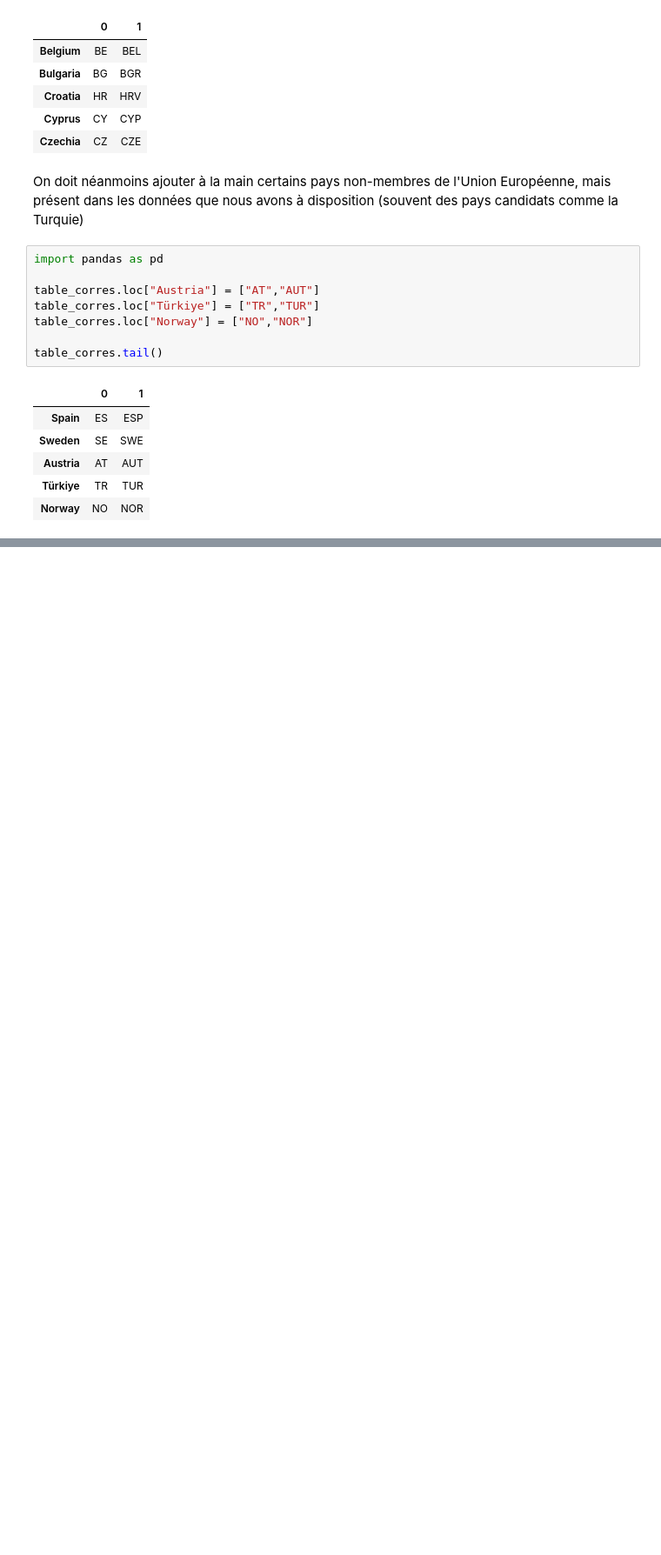
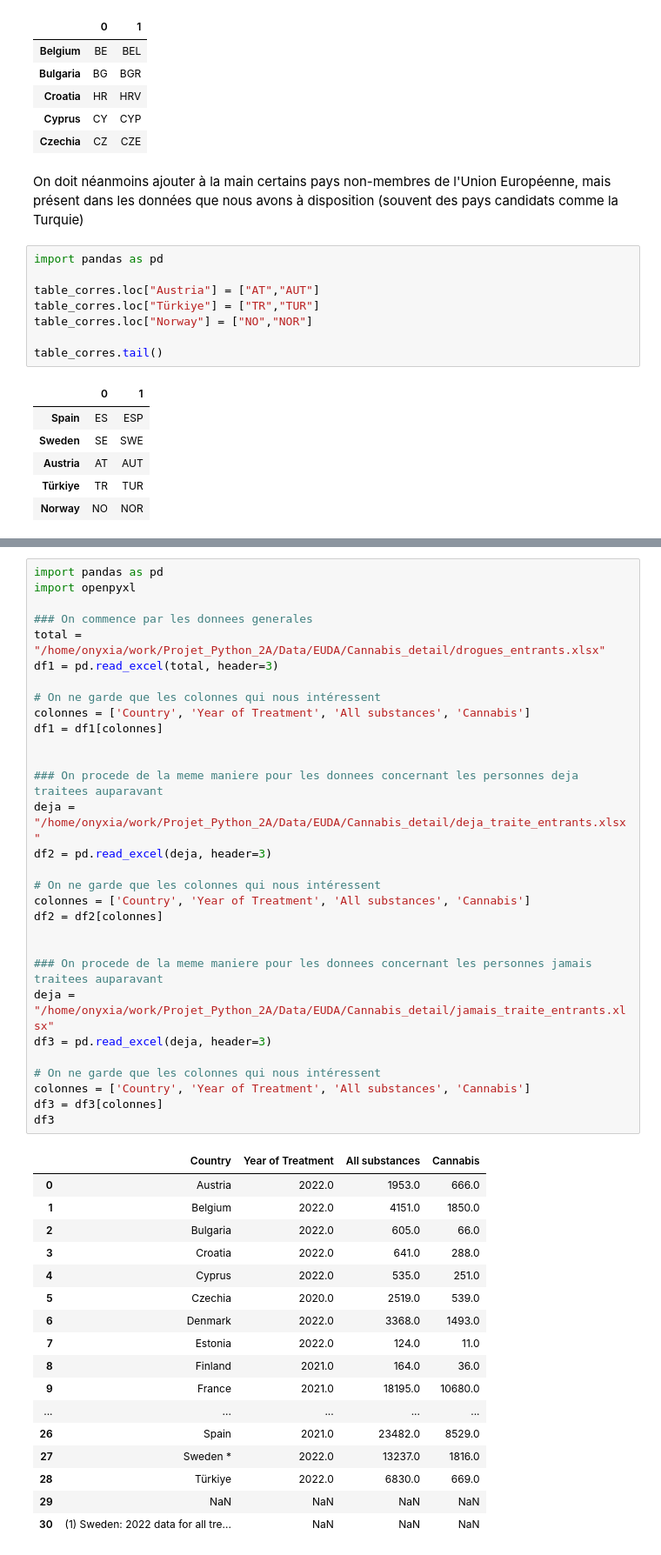
Before and after one commit to refouch/Projet_Python_2A, a Jupyter notebook: Tidy.ipynb, the cells around one changed output, grey strips where cells are left out. Shown at 87% size. Drawn from its saved outputs; the diff is of its cells as text; blank space fills up the shorter version.

```diff
--- a/Tidy.ipynb
+++ b/Tidy.ipynb
@@ -122,0 +136,48 @@ table_corres.tail()
+# %%
+import pandas as pd
+import openpyxl
+
+### On commence par les donnees generales
+total = "/home/onyxia/work/Projet_Python_2A/Data/EUDA/Cannabis_detail/drogues_entrants.xlsx"
+df1 = pd.read_excel(total, header=3)
+
+# On ne garde que les colonnes qui nous intéressent
+colonnes = ['Country', 'Year of Treatment', 'All substances', 'Cannabis']
+df1 = df1[colonnes]
+
+
+### On procede de la meme maniere pour les donnees concernant les personnes deja traitees auparavant
+deja = "/home/onyxia/work/Projet_Python_2A/Data/EUDA/Cannabis_detail/deja_traite_entrants.xlsx"
+df2 = pd.read_excel(deja, header=3)
+
+# On ne garde que les colonnes qui nous intéressent
+colonnes = ['Country', 'Year of Treatment', 'All substances', 'Cannabis']
+df2 = df2[colonnes]
+
+
+### On procede de la meme maniere pour les donnees concernant les personnes jamais traitees auparavant
+deja = "/home/onyxia/work/Projet_Python_2A/Data/EUDA/Cannabis_detail/jamais_traite_entrants.xlsx"
+df3 = pd.read_excel(deja, header=3)
+
+# On ne garde que les colonnes qui nous intéressent
+colonnes = ['Country', 'Year of Treatment', 'All substances', 'Cannabis']
+df3 = df3[colonnes]
+df3
+# %% [output]
+|  | Country | Year of Treatment | All substances | Cannabis |
+| 0 | Austria | 2022.0 | 1953.0 | 666.0 |
+| 1 | Belgium | 2022.0 | 4151.0 | 1850.0 |
+| 2 | Bulgaria | 2022.0 | 605.0 | 66.0 |
+| 3 | Croatia | 2022.0 | 641.0 | 288.0 |
+| 4 | Cyprus | 2022.0 | 535.0 | 251.0 |
+| 5 | Czechia | 2020.0 | 2519.0 | 539.0 |
+| 6 | Denmark | 2022.0 | 3368.0 | 1493.0 |
+| 7 | Estonia | 2022.0 | 124.0 | 11.0 |
+| 8 | Finland | 2021.0 | 164.0 | 36.0 |
+| 9 | France | 2021.0 | 18195.0 | 10680.0 |
+| ... | ... | ... | ... | ... |
+| 26 | Spain | 2021.0 | 23482.0 | 8529.0 |
+| 27 | Sweden * | 2022.0 | 13237.0 | 1816.0 |
+| 28 | Türkiye | 2022.0 | 6830.0 | 669.0 |
+| 29 | NaN | NaN | NaN | NaN |
+| 30 | (1) Sweden: 2022 data for all tre... | NaN | NaN | NaN |
```
Also changed, not shown: parts of 1 cell of this notebook.
